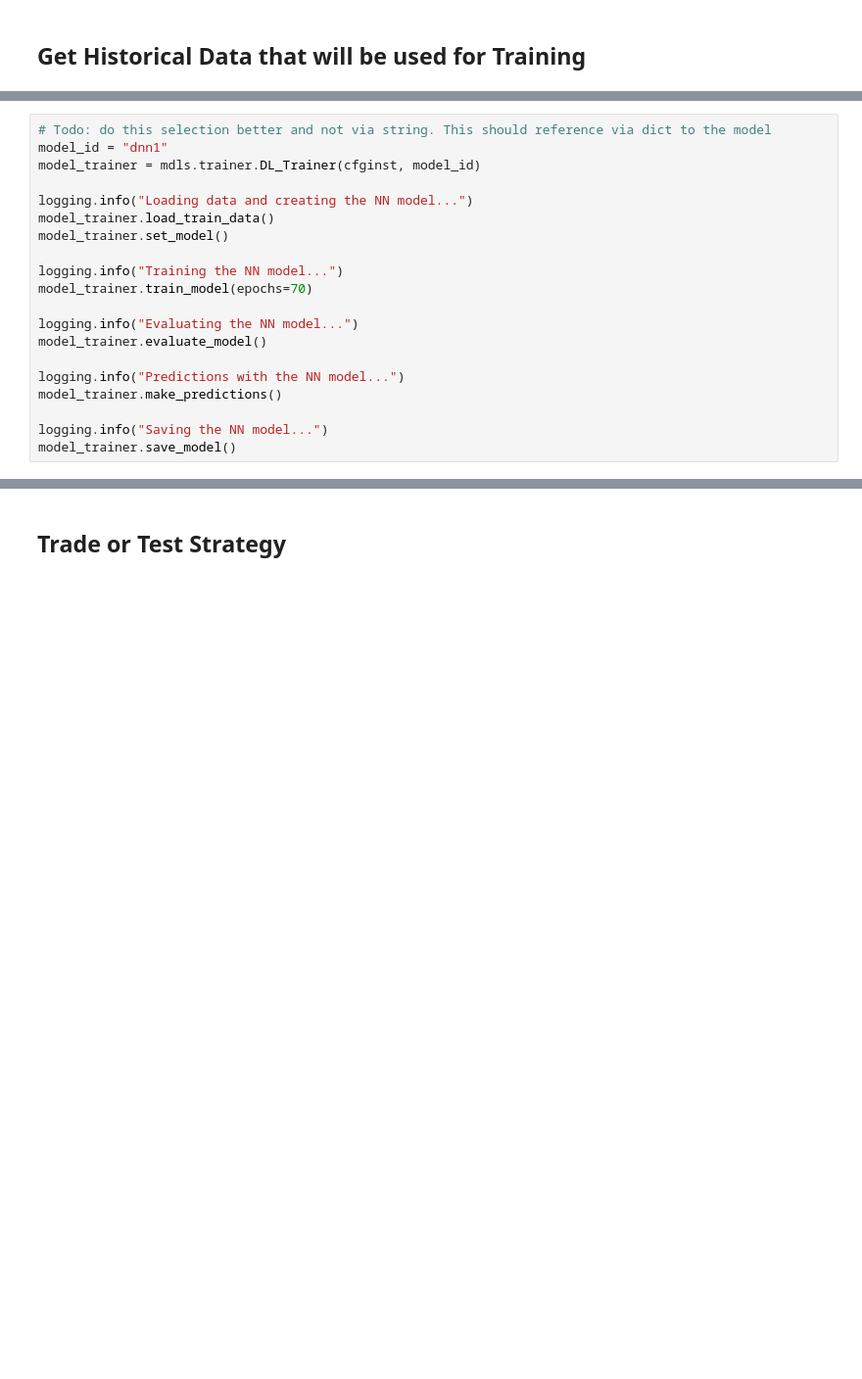
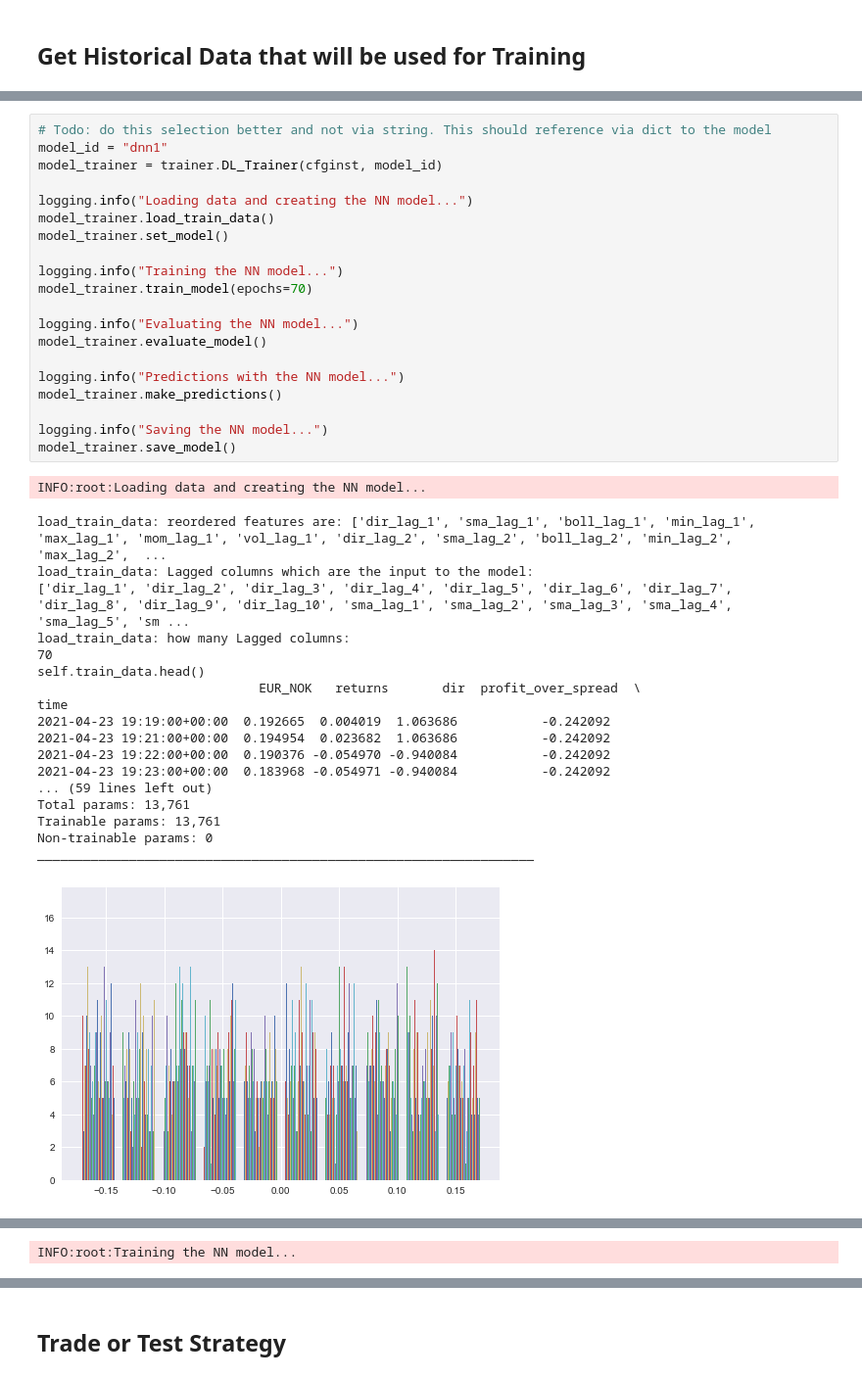
Before and after one commit to rollingturtle/OandaTrading, a Jupyter notebook: control.ipynb, the cells around one changed output, grey strips where cells are left out. Shown: that part at 98% size. Cells and saved outputs as stored; diff of their text form; blank space fills up the shorter version.

```diff
--- a/control.ipynb
+++ b/control.ipynb
@@ -61,20 +141,40 @@ else:
 # %%
 # Todo: do this selection better and not via string. This should reference via dict to the model
 model_id = "dnn1"
-model_trainer = mdls.trainer.DL_Trainer(cfginst, model_id)
+model_trainer = trainer.DL_Trainer(cfginst, model_id)
 
 logging.info("Loading data and creating the NN model...")
 model_trainer.load_train_data()
 model_trainer.set_model()
 
 logging.info("Training the NN model...")
 model_trainer.train_model(epochs=70)
 
 logging.info("Evaluating the NN model...")
 model_trainer.evaluate_model()
 
 logging.info("Predictions with the NN model...")
 model_trainer.make_predictions()
 
 logging.info("Saving the NN model...")
 model_trainer.save_model()
+# %% [output]
+INFO:root:Loading data and creating the NN model...
+load_train_data: reordered features are: ['dir_lag_1', 'sma_lag_1', 'boll_lag_1', 'min_lag_1', 'max_lag_1', 'mom_lag_1', 'vol_lag_1', 'dir_lag_2', 'sma_lag_2', 'boll_lag_2', 'min_lag_2', 'max_lag_2',  ...
+load_train_data: Lagged columns which are the input to the model:
+['dir_lag_1', 'dir_lag_2', 'dir_lag_3', 'dir_lag_4', 'dir_lag_5', 'dir_lag_6', 'dir_lag_7', 'dir_lag_8', 'dir_lag_9', 'dir_lag_10', 'sma_lag_1', 'sma_lag_2', 'sma_lag_3', 'sma_lag_4', 'sma_lag_5', 'sm ...
+load_train_data: how many Lagged columns:
+70
+self.train_data.head()
+                             EUR_NOK   returns       dir  profit_over_spread  \
+time
+2021-04-23 19:19:00+00:00  0.192665  0.004019  1.063686           -0.242092
+2021-04-23 19:21:00+00:00  0.194954  0.023682  1.063686           -0.242092
+2021-04-23 19:22:00+00:00  0.190376 -0.054970 -0.940084           -0.242092
+2021-04-23 19:23:00+00:00  0.183968 -0.054971 -0.940084           -0.242092
+... (59 lines left out)
+Total params: 13,761
+Trainable params: 13,761
+Non-trainable params: 0
+_________________________________________________________________
+[figure, added]
@@ -80,0 +182 @@ model_trainer.save_model()
+INFO:root:Training the NN model...
```
Also changed, not shown: parts of 20 cells of this notebook, 4 other files.
